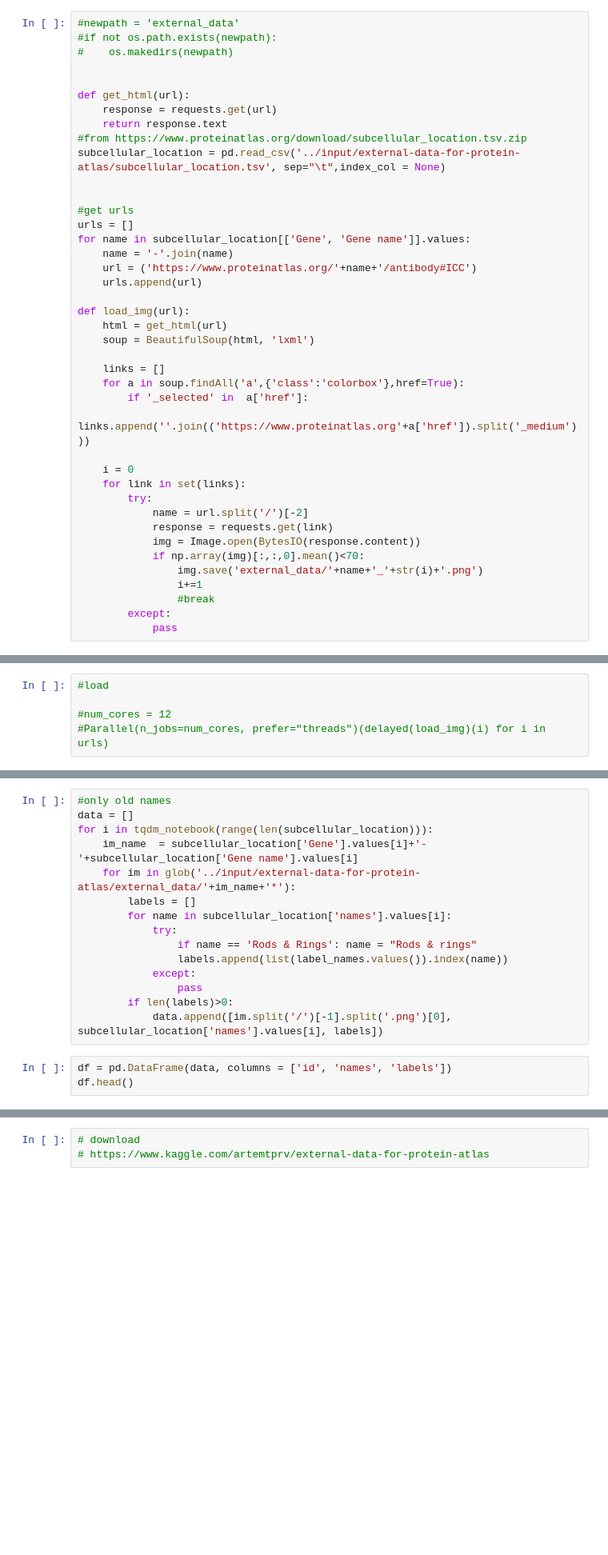
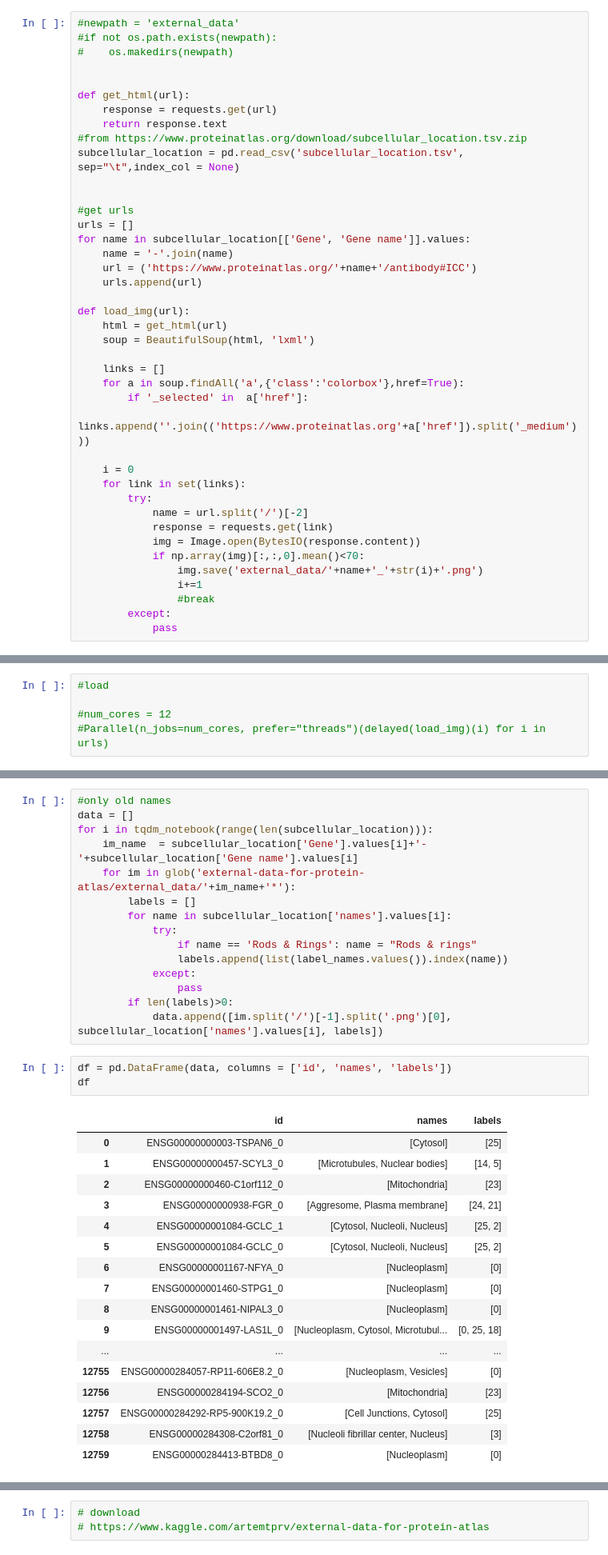
Before and after one commit to MadisLemsalu/HPA, a Jupyter notebook: load external data v2.ipynb, the cells around one changed output, grey strips where cells are left out. Shown at 80% size. Saved outputs shown, nothing was run; the diff lists cells and outputs as text; blank space fills up the shorter version.

```diff
--- a/load external data v2.ipynb
+++ b/load external data v2.ipynb
@@ -26,7 +26,7 @@ def get_html(url):
     response = requests.get(url)
     return response.text
 #from https://www.proteinatlas.org/download/subcellular_location.tsv.zip
-subcellular_location = pd.read_csv('../input/external-data-for-protein-atlas/subcellular_location.tsv', sep="\t",index_col = None)
+subcellular_location = pd.read_csv('subcellular_location.tsv', sep="\t",index_col = None)
 
 
 #get urls
@@ -159,7 +180,7 @@ img
 data = []
 for i in tqdm_notebook(range(len(subcellular_location))):
     im_name  = subcellular_location['Gene'].values[i]+'-'+subcellular_location['Gene name'].values[i]
-    for im in glob('../input/external-data-for-protein-atlas/external_data/'+im_name+'*'):
+    for im in glob('external-data-for-protein-atlas/external_data/'+im_name+'*'):
         labels = []
         for name in subcellular_location['names'].values[i]:
             try:
@@ -171,4 +192,22 @@ for i in tqdm_notebook(range(len(subcellular_location))):
             data.append([im.split('/')[-1].split('.png')[0], subcellular_location['names'].values[i], labels])
 # %%
 df = pd.DataFrame(data, columns = ['id', 'names', 'labels'])
-df.head()
+df
+# %% [output]
+|  | id | names | labels |
+| 0 | ENSG00000000003-TSPAN6_0 | [Cytosol] | [25] |
+| 1 | ENSG00000000457-SCYL3_0 | [Microtubules, Nuclear bodies] | [14, 5] |
+| 2 | ENSG00000000460-C1orf112_0 | [Mitochondria] | [23] |
+| 3 | ENSG00000000938-FGR_0 | [Aggresome, Plasma membrane] | [24, 21] |
+| 4 | ENSG00000001084-GCLC_1 | [Cytosol, Nucleoli, Nucleus] | [25, 2] |
+| 5 | ENSG00000001084-GCLC_0 | [Cytosol, Nucleoli, Nucleus] | [25, 2] |
+| 6 | ENSG00000001167-NFYA_0 | [Nucleoplasm] | [0] |
+| 7 | ENSG00000001460-STPG1_0 | [Nucleoplasm] | [0] |
+| 8 | ENSG00000001461-NIPAL3_0 | [Nucleoplasm] | [0] |
+| 9 | ENSG00000001497-LAS1L_0 | [Nucleoplasm, Cytosol, Microtubul... | [0, 25, 18] |
+| ... | ... | ... | ... |
+| 12755 | ENSG00000284057-RP11-606E8.2_0 | [Nucleoplasm, Vesicles] | [0] |
+| 12756 | ENSG00000284194-SCO2_0 | [Mitochondria] | [23] |
+| 12757 | ENSG00000284292-RP5-900K19.2_0 | [Cell Junctions, Cytosol] | [25] |
+| 12758 | ENSG00000284308-C2orf81_0 | [Nucleoli fibrillar center, Nucleus] | [3] |
+| 12759 | ENSG00000284413-BTBD8_0 | [Nucleoplasm] | [0] |
```
Also changed, not shown: parts of 6 cells of this notebook, 6 other files.
